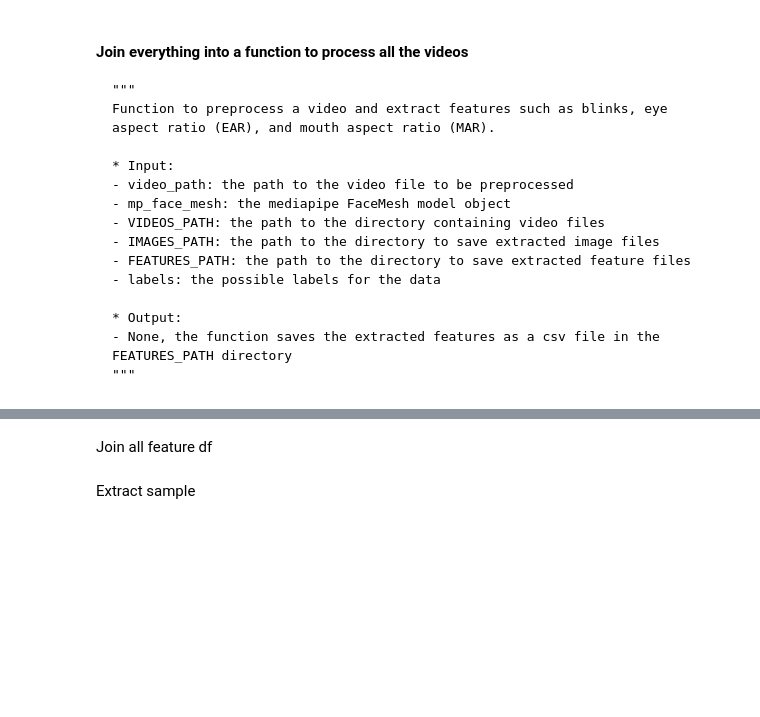
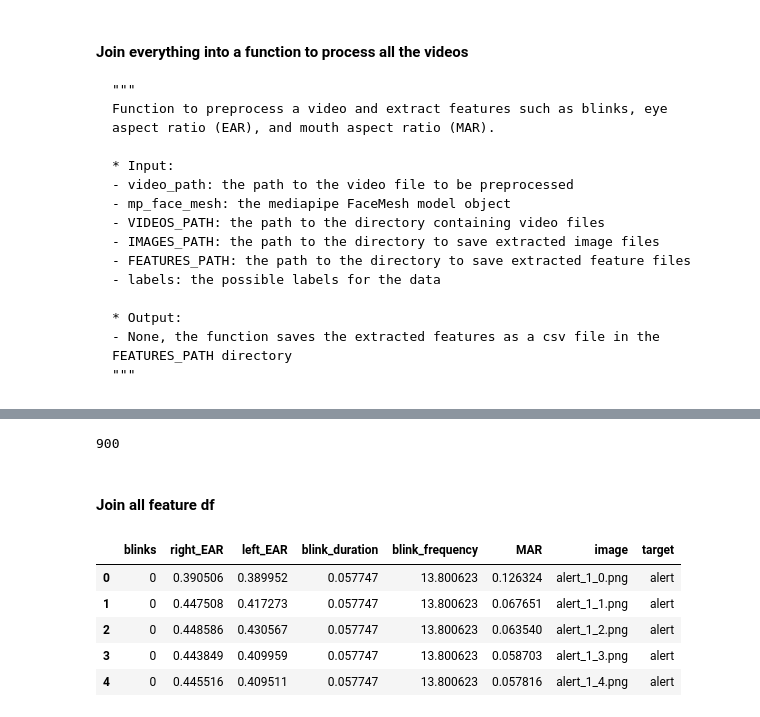
Before and after one commit to carlotala/TFG_BA_project_code, a Jupyter notebook: data_preprocess.ipynb, the cells around one changed output, grey strips where cells are left out. Cells and saved outputs as stored; diff of their text form; code cells hidden in the pictures; blank space fills up the shorter version.

```diff
--- a/data_preprocess.ipynb
+++ b/data_preprocess.ipynb
@@ -901 +938,5 @@ bright_images = get_transformed_images(video_name, images_array, IMAGES_PATH)
+# %%
+len(bright_images)
+# %% [output]
+900
 # %%
@@ -903,4 +944,4 @@ df_features = extract_features(video_path, video_name, mp_face_mesh, FEATURES_PA
 # %% [markdown]
-Join all feature df
+#### Join all feature df
 # %%
 # Initialize an empty list to store the dataframes
@@ -922,2 +974,9 @@ combined_df.to_csv(FEATURES_PATH+'/data_features.csv', index=False)
-# %% [markdown]
-Extract sample
+# %%
+train_df.head()
+# %% [output]
+|  | blinks | right_EAR | left_EAR | blink_duration | blink_frequency | MAR | image | target |
+| 0 | 0 | 0.390506 | 0.389952 | 0.057747 | 13.800623 | 0.126324 | alert_1_0.png | alert |
+| 1 | 0 | 0.447508 | 0.417273 | 0.057747 | 13.800623 | 0.067651 | alert_1_1.png | alert |
+| 2 | 0 | 0.448586 | 0.430567 | 0.057747 | 13.800623 | 0.063540 | alert_1_2.png | alert |
+| 3 | 0 | 0.443849 | 0.409959 | 0.057747 | 13.800623 | 0.058703 | alert_1_3.png | alert |
+| 4 | 0 | 0.445516 | 0.409511 | 0.057747 | 13.800623 | 0.057816 | alert_1_4.png | alert |
```
Also changed, not shown: parts of 30 cells of this notebook.
